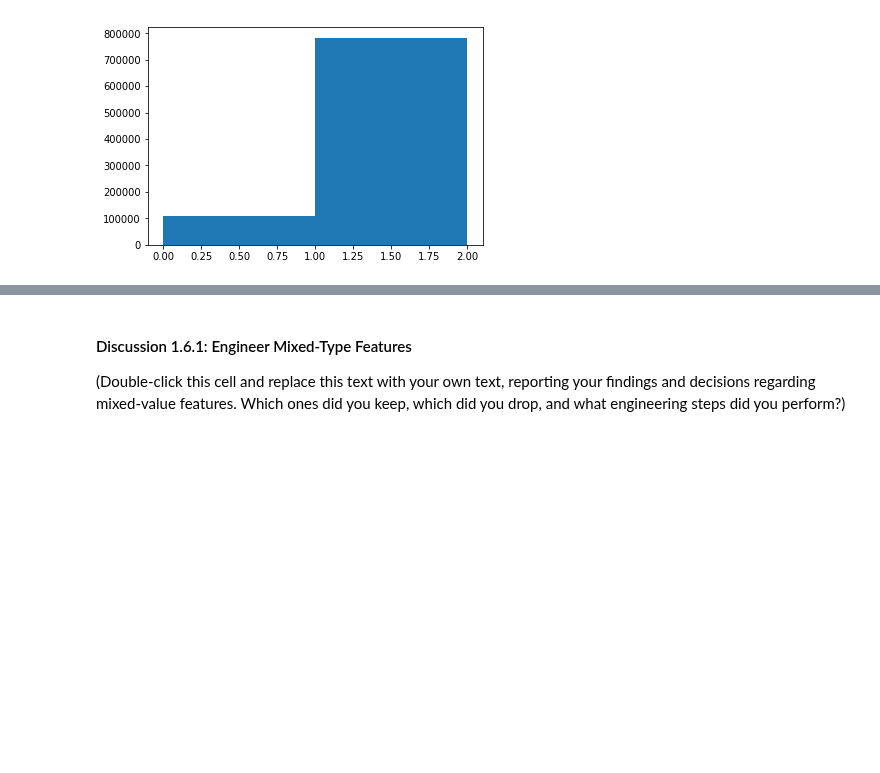
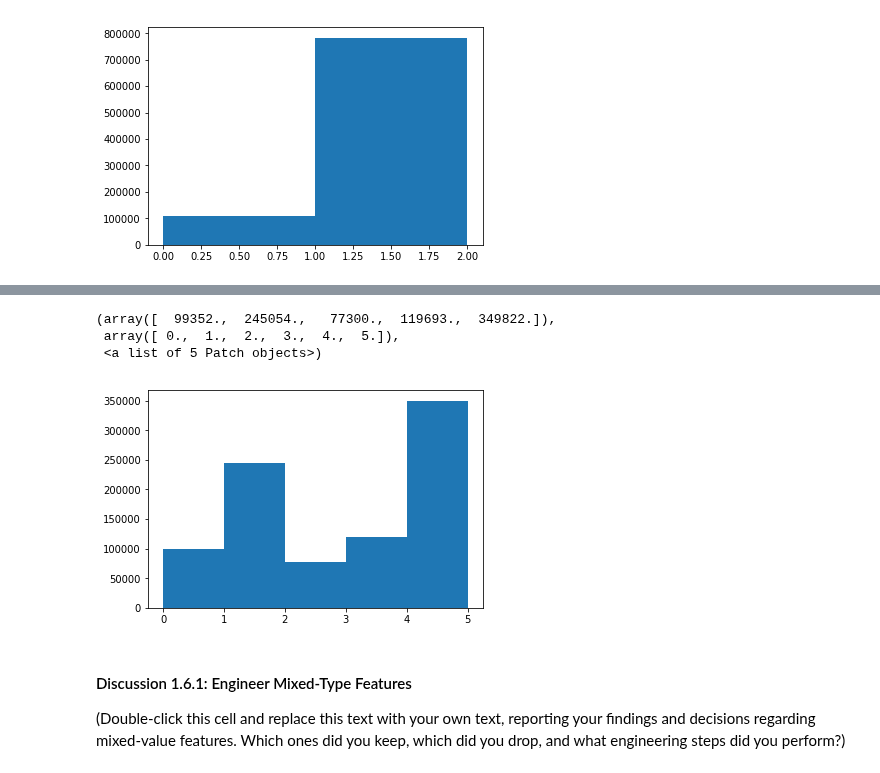
Before and after one commit to jeff-daniels/Udacity-Machine-Learning-Introduction-Nanodegree, a Jupyter notebook: Project 3: Identify Customer Segments/Identify_Customer_Segments.ipynb, the cells around one changed output, grey strips where cells are left out. Cells and saved outputs as stored; diff of their text form; code cells hidden in the pictures; blank space fills up the shorter version.

```diff
--- a/Project 3: Identify Customer Segments/Identify_Customer_Segments.ipynb
+++ b/Project 3: Identify Customer Segments/Identify_Customer_Segments.ipynb
@@ -681,3 +794,11 @@ plt.show()
+# %%
+plt.hist(df['CAMEO_INTL_2015_LIFE_STAGE'].fillna(0),
+         bins=np.sort(df['CAMEO_INTL_2015_LIFE_STAGE'].fillna(0).unique()))
+# %% [output]
+(array([  99352.,  245054.,   77300.,  119693.,  349822.]),
+ array([ 0.,  1.,  2.,  3.,  4.,  5.]),
+ <a list of 5 Patch objects>)
+[figure, added]
 # %% [markdown]
 #### Discussion 1.6.1: Engineer Mixed-Type Features
 
```
Also changed, not shown: parts of 16 cells of this notebook.
